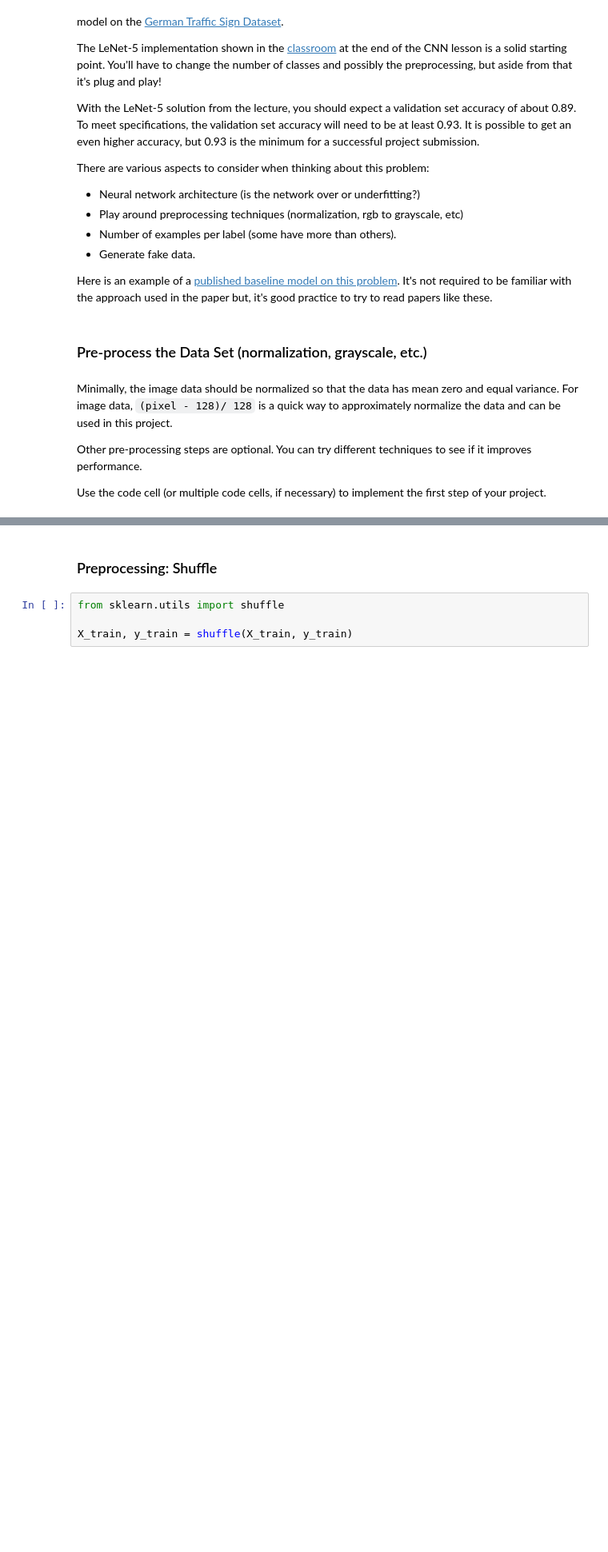
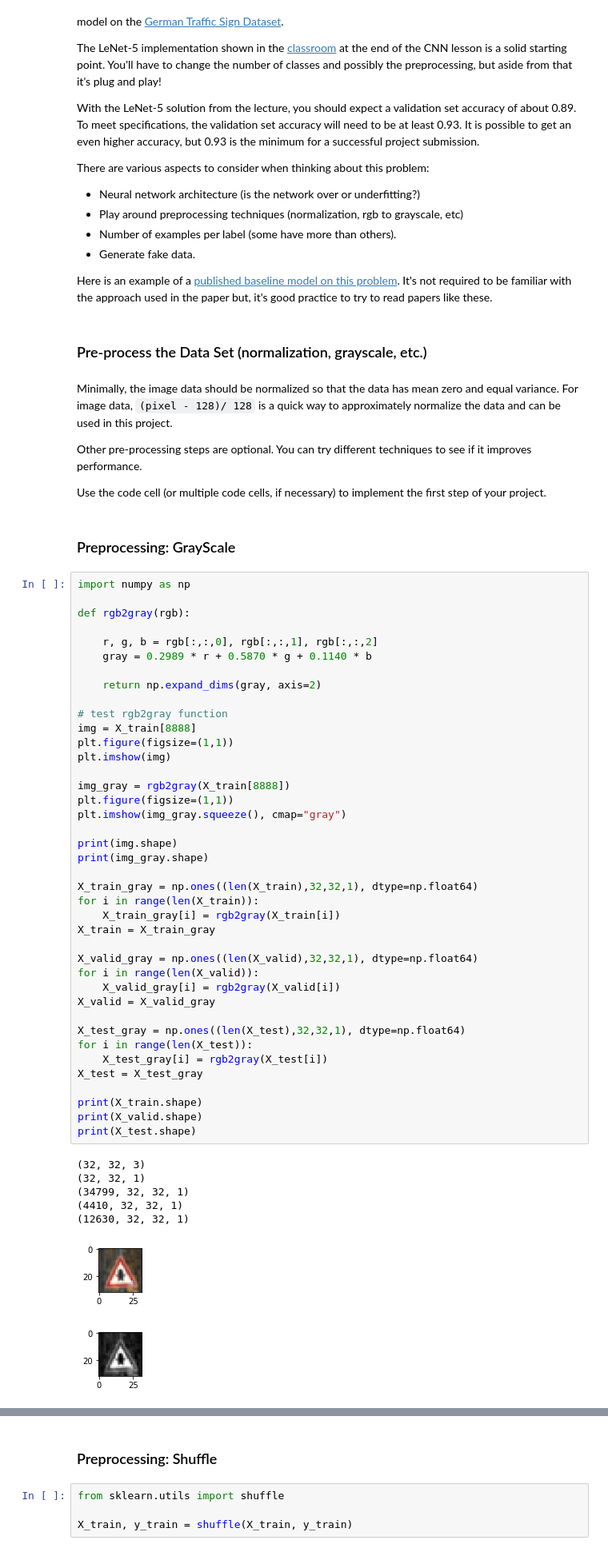
Before and after one commit to kambliketan/Self_Driving_Car_Traffic_Sign_Classifier, a Jupyter notebook: Traffic_Sign_Classifier.ipynb, the cells around one changed output, grey strips where cells are left out. Shown at 80% size. Drawn from its saved outputs; the diff is of its cells as text; blank space fills up the shorter version.

```diff
--- a/Traffic_Sign_Classifier.ipynb
+++ b/Traffic_Sign_Classifier.ipynb
@@ -163,3 +164,53 @@ Minimally, the image data should be normalized so that the data has mean zero an
 Other pre-processing steps are optional. You can try different techniques to see if it improves performance.
 
 Use the code cell (or multiple code cells, if necessary) to implement the first step of your project.
+# %% [markdown]
+### Preprocessing: GrayScale
+# %%
+import numpy as np
+
+def rgb2gray(rgb):
+
+    r, g, b = rgb[:,:,0], rgb[:,:,1], rgb[:,:,2]
+    gray = 0.2989 * r + 0.5870 * g + 0.1140 * b
+
+    return np.expand_dims(gray, axis=2)
+
+# test rgb2gray function
+img = X_train[8888]
+plt.figure(figsize=(1,1))
+plt.imshow(img)
+
+img_gray = rgb2gray(X_train[8888])
+plt.figure(figsize=(1,1))
+plt.imshow(img_gray.squeeze(), cmap="gray")
+
+print(img.shape)
+print(img_gray.shape)
+
+X_train_gray = np.ones((len(X_train),32,32,1), dtype=np.float64)
+for i in range(len(X_train)):
+    X_train_gray[i] = rgb2gray(X_train[i])
+X_train = X_train_gray
+
+X_valid_gray = np.ones((len(X_valid),32,32,1), dtype=np.float64)
+for i in range(len(X_valid)):
+    X_valid_gray[i] = rgb2gray(X_valid[i])
+X_valid = X_valid_gray
+
+X_test_gray = np.ones((len(X_test),32,32,1), dtype=np.float64)
+for i in range(len(X_test)):
+    X_test_gray[i] = rgb2gray(X_test[i])
+X_test = X_test_gray
+
+print(X_train.shape)
+print(X_valid.shape)
+print(X_test.shape)
+# %% [output]
+(32, 32, 3)
+(32, 32, 1)
+(34799, 32, 32, 1)
+(4410, 32, 32, 1)
+(12630, 32, 32, 1)
+[figure, added]
+[figure, added]
```
Also changed, not shown: parts of 14 cells of this notebook.
